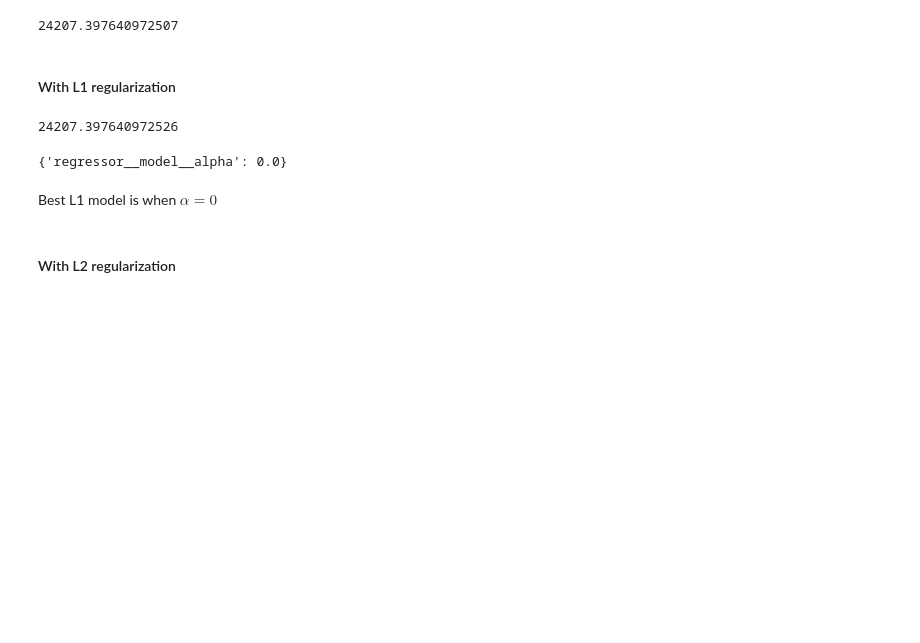
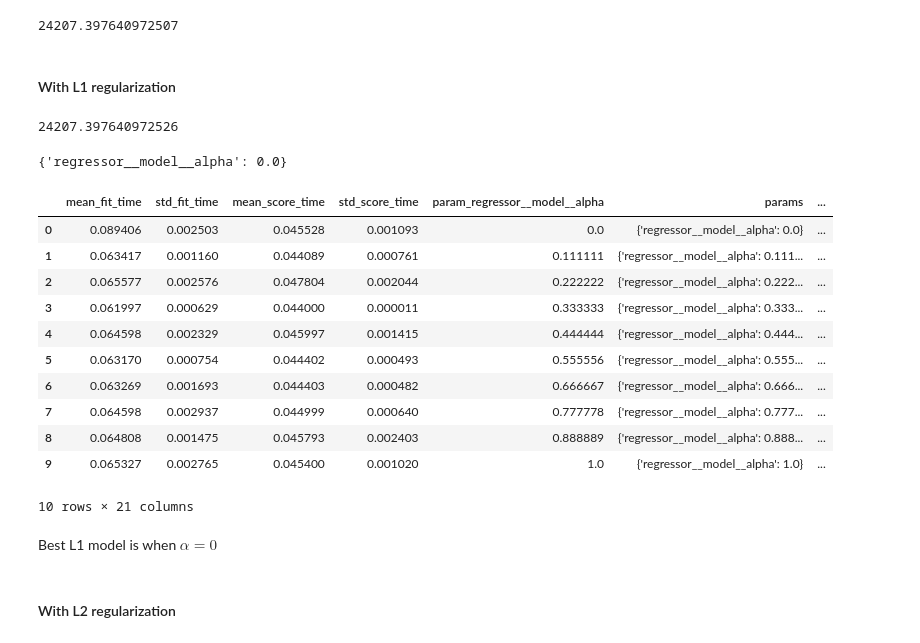
Before and after one commit to garyfoohw/GA_DSIF_project_2, a Jupyter notebook: code/05_L1_L2_regularization.ipynb, the cells around one changed output. Drawn from its saved outputs; the diff is of its cells as text; code cells hidden in the pictures; blank space fills up the shorter version.

```diff
--- a/code/05_L1_L2_regularization.ipynb
+++ b/code/05_L1_L2_regularization.ipynb
@@ -84,19 +84,32 @@ display(-1*grid.best_score_)
 # %%
 L1_alpha=np.linspace(0,1,10)
 
 #create regressor and instruct to keep only numerical features
 reg=create_regressor(Lasso(),feature_names=features_to_keep)
 
 grid = GridSearchCV(reg,param_grid={'regressor__model__alpha':L1_alpha},
                    cv=5,
-                    scoring='neg_root_mean_squared_error')
+                    scoring='neg_root_mean_squared_error',return_train_score=True)
 grid.fit(X,y)
 
 display(-1*grid.best_score_)
 display(grid.best_params_)
+display(pd.DataFrame(grid.cv_results_))
 # %% [output]
 24207.397640972526
 {'regressor__model__alpha': 0.0}
+|  | mean_fit_time | std_fit_time | mean_score_time | std_score_time | param_regressor__model__alpha | params | ... |
+| 0 | 0.089406 | 0.002503 | 0.045528 | 0.001093 | 0.0 | {'regressor__model__alpha': 0.0} | ... |
+| 1 | 0.063417 | 0.001160 | 0.044089 | 0.000761 | 0.111111 | {'regressor__model__alpha': 0.111... | ... |
+| 2 | 0.065577 | 0.002576 | 0.047804 | 0.002044 | 0.222222 | {'regressor__model__alpha': 0.222... | ... |
+| 3 | 0.061997 | 0.000629 | 0.044000 | 0.000011 | 0.333333 | {'regressor__model__alpha': 0.333... | ... |
+| 4 | 0.064598 | 0.002329 | 0.045997 | 0.001415 | 0.444444 | {'regressor__model__alpha': 0.444... | ... |
+| 5 | 0.063170 | 0.000754 | 0.044402 | 0.000493 | 0.555556 | {'regressor__model__alpha': 0.555... | ... |
+| 6 | 0.063269 | 0.001693 | 0.044403 | 0.000482 | 0.666667 | {'regressor__model__alpha': 0.666... | ... |
+| 7 | 0.064598 | 0.002937 | 0.044999 | 0.000640 | 0.777778 | {'regressor__model__alpha': 0.777... | ... |
+| 8 | 0.064808 | 0.001475 | 0.045793 | 0.002403 | 0.888889 | {'regressor__model__alpha': 0.888... | ... |
+| 9 | 0.065327 | 0.002765 | 0.045400 | 0.001020 | 1.0 | {'regressor__model__alpha': 1.0} | ... |
+10 rows × 21 columns
 # %% [markdown]
 Best L1 model is when $\alpha = 0$
 # %% [markdown]
```
Also changed, not shown: parts of 9 cells of this notebook, 2 other files.
